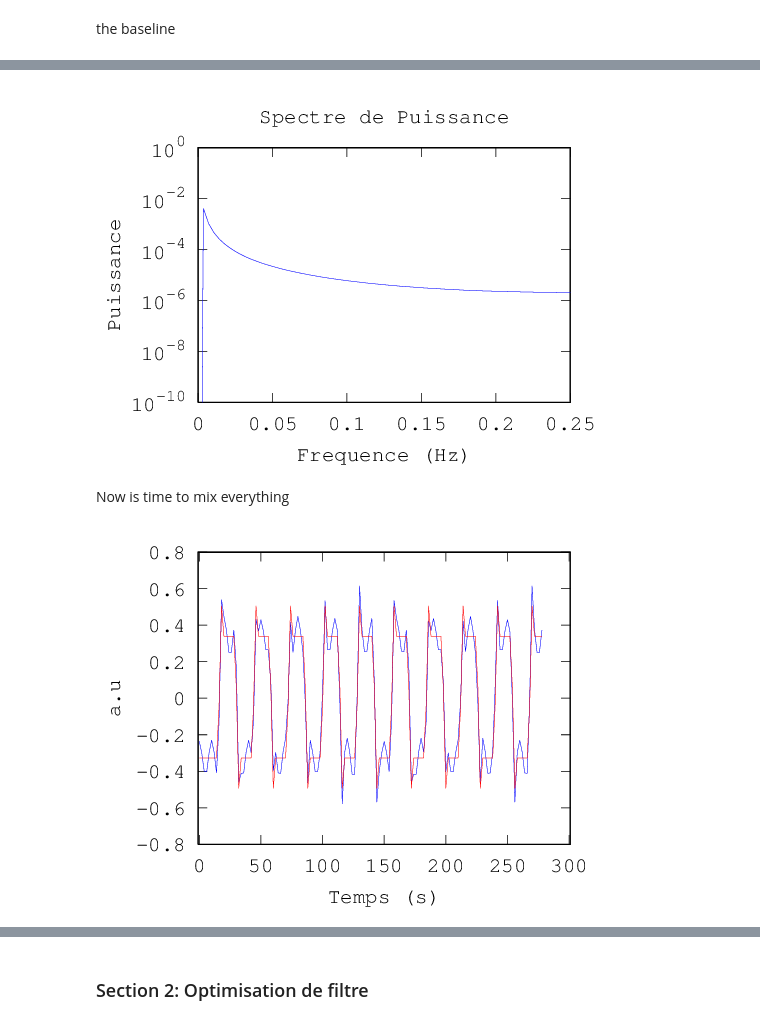
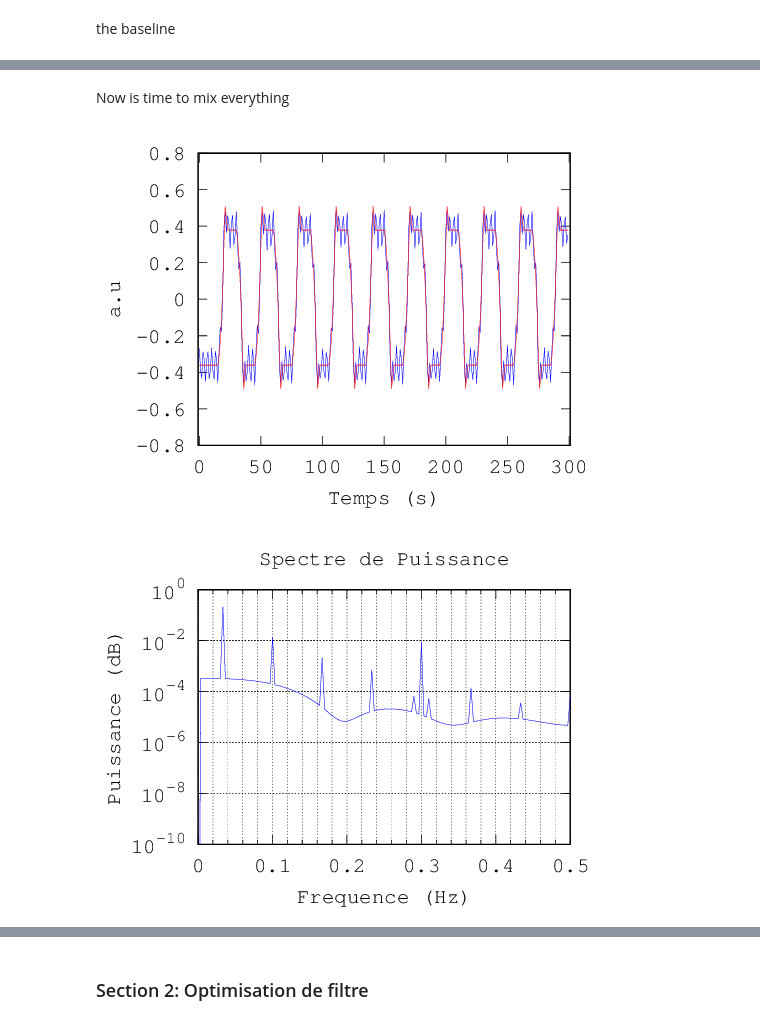
Before and after one commit to SIMEXP/Projects, a Jupyter notebook: NSC2006/labo7_filtrage/labo 7 Introduction au filtrage -- réponses.ipynb, the cells around one changed output, grey strips where cells are left out. Cells and saved outputs as stored; diff of their text form; code cells hidden in the pictures.

```diff
--- a/NSC2006/labo7_filtrage/labo 7 Introduction au filtrage -- réponses.ipynb
+++ b/NSC2006/labo7_filtrage/labo 7 Introduction au filtrage -- réponses.ipynb
@@ -40,12 +40,35 @@ Send 'exit' command to kill the server
 </ol>
 # %%
 %%matlab
-freq = 1/2;
+
+%% Définition du signal d'intêret
+% fréquence du signal
+freq = 1;
+% on crée des blocs off/on de 15 secondes
 bloc = repmat([zeros(1,15*freq) ones(1,15*freq)],[1 10]);
+% les temps d'acquisition
 ech = (0:(1/freq):(length(bloc)/freq)-(1/freq));
+% ce paramètre fixe le pic de la réponse hémodynamique
 pic = 5;
+% noyau de réponse hémodynamique
 noyau = [linspace(0,1,(pic*freq)+1) linspace(1,-0.3,(pic*freq)/2) linspace(-0.3,0,(pic*freq)/2)];
 noyau = [zeros(1,length(noyau)-1) noyau];
+% normalisation du noyau
 noyau = noyau/sum(abs(noyau));
+% convolution du bloc avec le noyau
 signal = conv(bloc,noyau,'same');
+% on fixe la moyenne de la réponse à zéro
 signal = signal - mean(signal);
+
+%% représentation en temps
+figure
+plot(ech,signal)
+xlim([-1 max(ech)+1])
+ylim([-0.6 0.7])
+xlabel('Temps (s)')
+ylabel('a.u')
+
+%% représentation en fréquences
+figure
+Analyse_Frequence_Puissance(signal,ech);
+ylim([10^(-10) 1])
@@ -125,24 +151,29 @@ ylabel('a.u')
-# %%
-%%matlab
-[ech_f,base_f,base_af,base_pu] = Analyse_Frequence_Puissance(base,ech);
-set(gca,'yscale','log');
-ylim([10^(-10) 1])
-# %% [output]
-[figure, removed]
 # %% [markdown]
 Now is time to mix everything
 # %%
 %%matlab
-%y = signal + base + resp + bruit;
-y = signal + resp;
+
+%% Mélanges de signaux
+y_sr   = signal + resp;
+y_srb  = signal + resp + bruit;
+y_srbb = signal + resp + bruit + base;
 # %%
 %%matlab
+y = y_sr;
+% représentation en temps
+figure
 plot(ech,y)
 hold on
 plot(ech,signal,'r')
 xlim([-1 301])
 ylim([-0.8 0.8])
 xlabel('Temps (s)')
 ylabel('a.u')
+
+% représentation en fréquence
+figure
+[freq_f,y_f,y_af,y_pu] = Analyse_Frequence_Puissance(y,ech);
+ylim([10^(-10) 1])
 # %% [output]
-[figure, old version]
+[figure, new version]
+[figure, added]
```
Also changed, not shown: parts of 36 cells of this notebook, 3 other files.
